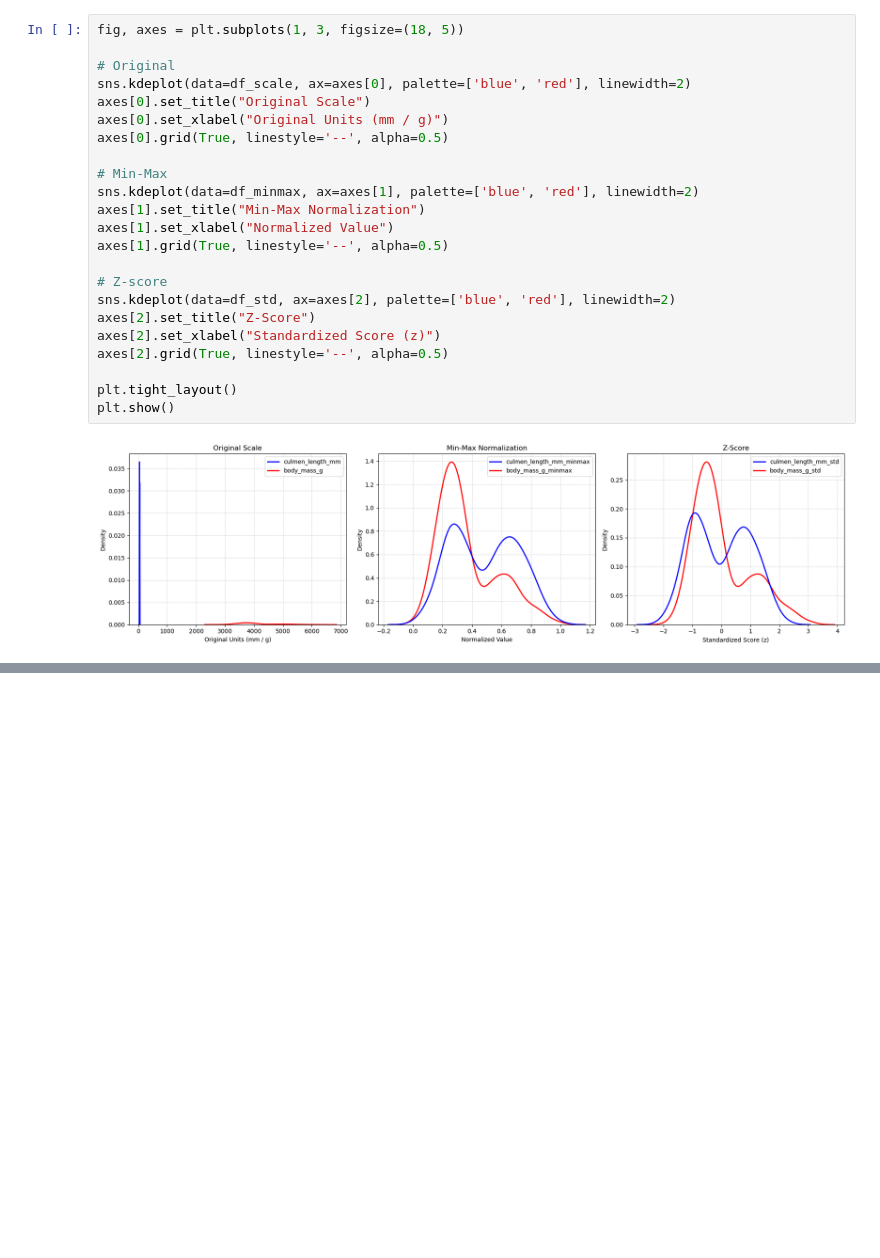
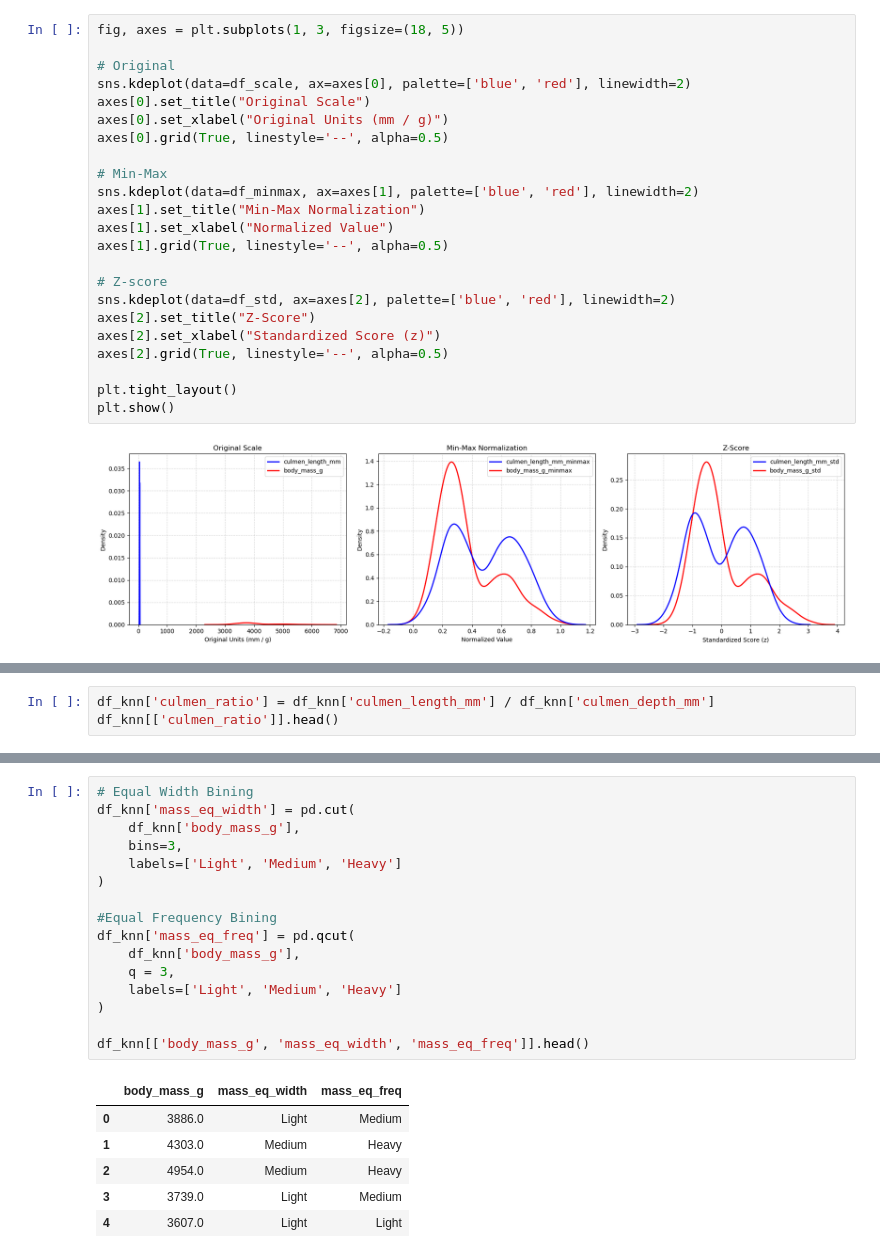
Before and after one commit to JohannFloydmann/MachineLearning, a Jupyter notebook: sis1/sis1.ipynb, the cells around one changed output, grey strips where cells are left out. Drawn from its saved outputs; the diff is of its cells as text; blank space fills up the shorter version.

```diff
--- a/sis1/sis1.ipynb
+++ b/sis1/sis1.ipynb
@@ -283,0 +285,3 @@ plt.show()
+# %%
+df_knn['culmen_ratio'] = df_knn['culmen_length_mm'] / df_knn['culmen_depth_mm']
+df_knn[['culmen_ratio']].head()
@@ -283,0 +295,23 @@ plt.show()
+# %%
+# Equal Width Bining
+df_knn['mass_eq_width'] = pd.cut(
+    df_knn['body_mass_g'],
+    bins=3,
+    labels=['Light', 'Medium', 'Heavy']
+)
+
+#Equal Frequency Bining
+df_knn['mass_eq_freq'] = pd.qcut(
+    df_knn['body_mass_g'],
+    q = 3,
+    labels=['Light', 'Medium', 'Heavy']
+)
+
+df_knn[['body_mass_g', 'mass_eq_width', 'mass_eq_freq']].head()
+# %% [output]
+|  | body_mass_g | mass_eq_width | mass_eq_freq |
+| 0 | 3886.0 | Light | Medium |
+| 1 | 4303.0 | Medium | Heavy |
+| 2 | 4954.0 | Medium | Heavy |
+| 3 | 3739.0 | Light | Medium |
+| 4 | 3607.0 | Light | Light |
```
Also changed, not shown: parts of 6 cells of this notebook, 1 other file.
